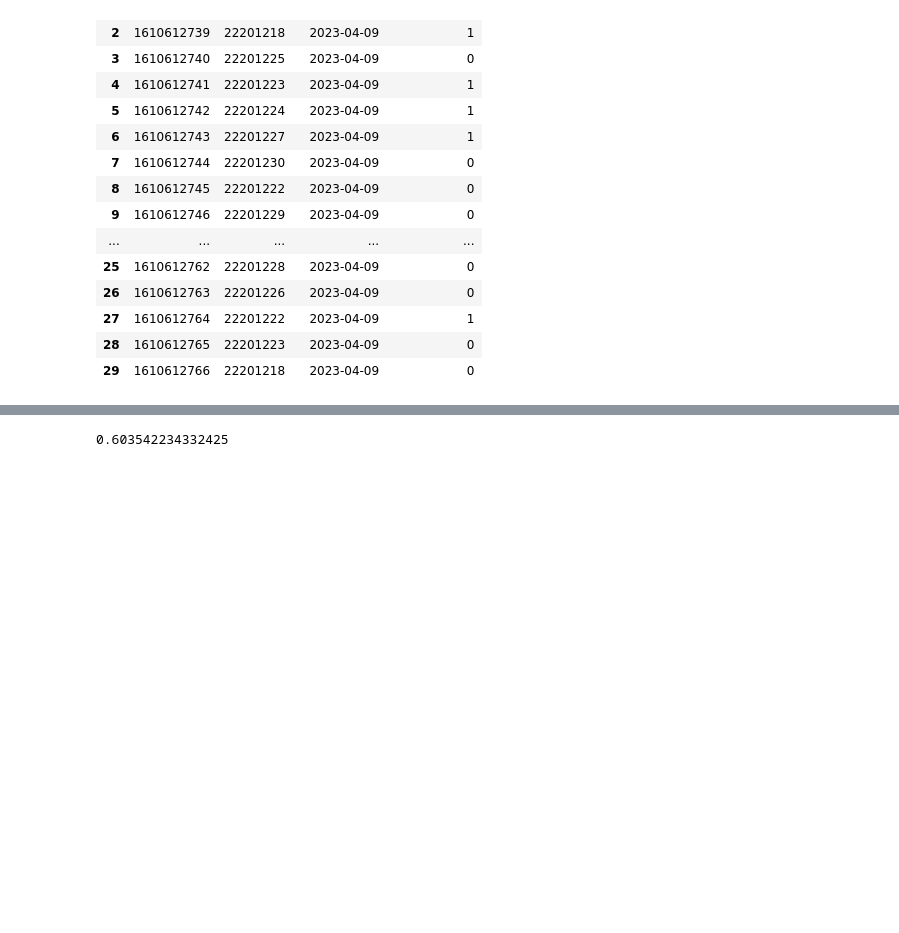
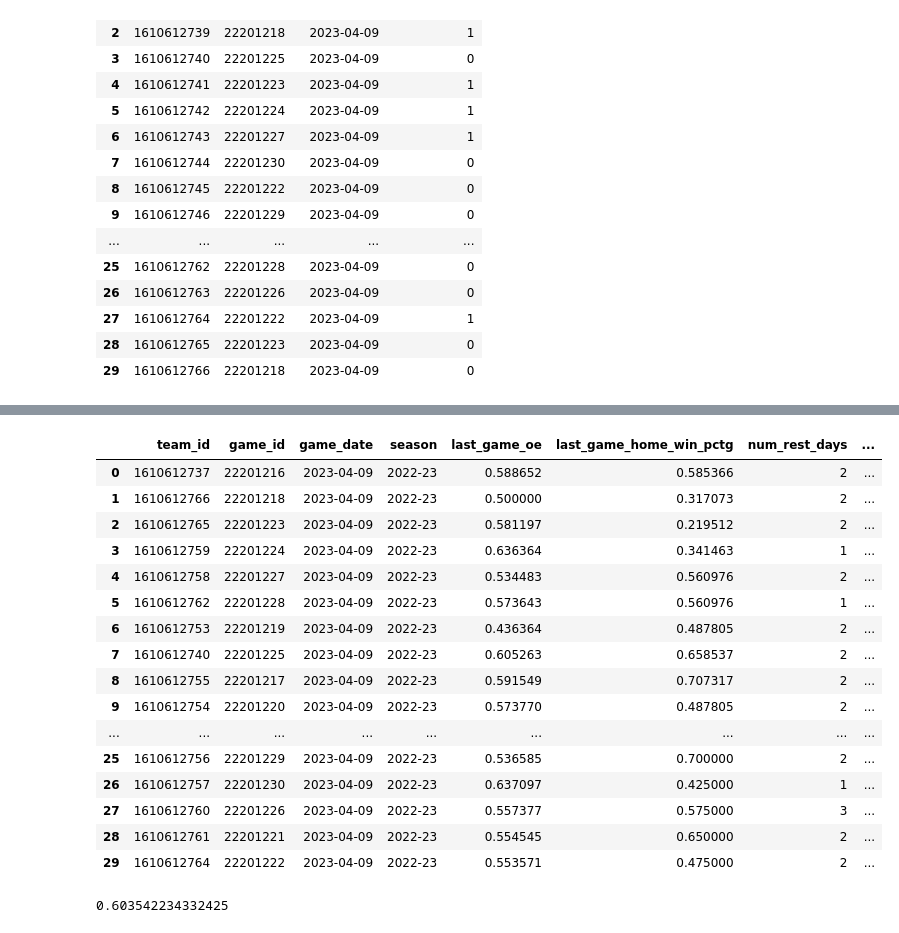
Before and after one commit to TheResearchLab/Practice, a Jupyter notebook: Streamlit-Basketball-App/data_ingest.ipynb, the cells around one changed output, grey strips where cells are left out. Drawn from its saved outputs; the diff is of its cells as text; code cells hidden in the pictures; blank space fills up the shorter version.

```diff
--- a/Streamlit-Basketball-App/data_ingest.ipynb
+++ b/Streamlit-Basketball-App/data_ingest.ipynb
@@ -290,3 +307,30 @@ pd.concat([latest_away_game,latest_home_game]).reset_index(drop=True).drop_dupli
+# %%
+import requests
+import pandas as pd
+
+url = "https://nba-prediction-api.onrender.com/model_features"
+response = requests.get(url)
+model_feats = pd.read_json(response.json(),orient='records')
+# %%
+model_feats
+# %% [output]
+|  | team_id | game_id | game_date | season | last_game_oe | last_game_home_win_pctg | num_rest_days | ... |
+| 0 | 1610612737 | 22201216 | 2023-04-09 | 2022-23 | 0.588652 | 0.585366 | 2 | ... |
+| 1 | 1610612766 | 22201218 | 2023-04-09 | 2022-23 | 0.500000 | 0.317073 | 2 | ... |
+| 2 | 1610612765 | 22201223 | 2023-04-09 | 2022-23 | 0.581197 | 0.219512 | 2 | ... |
+| 3 | 1610612759 | 22201224 | 2023-04-09 | 2022-23 | 0.636364 | 0.341463 | 1 | ... |
+| 4 | 1610612758 | 22201227 | 2023-04-09 | 2022-23 | 0.534483 | 0.560976 | 2 | ... |
+| 5 | 1610612762 | 22201228 | 2023-04-09 | 2022-23 | 0.573643 | 0.560976 | 1 | ... |
+| 6 | 1610612753 | 22201219 | 2023-04-09 | 2022-23 | 0.436364 | 0.487805 | 2 | ... |
+| 7 | 1610612740 | 22201225 | 2023-04-09 | 2022-23 | 0.605263 | 0.658537 | 2 | ... |
+| 8 | 1610612755 | 22201217 | 2023-04-09 | 2022-23 | 0.591549 | 0.707317 | 2 | ... |
+| 9 | 1610612754 | 22201220 | 2023-04-09 | 2022-23 | 0.573770 | 0.487805 | 2 | ... |
+| ... | ... | ... | ... | ... | ... | ... | ... | ... |
+| 25 | 1610612756 | 22201229 | 2023-04-09 | 2022-23 | 0.536585 | 0.700000 | 2 | ... |
+| 26 | 1610612757 | 22201230 | 2023-04-09 | 2022-23 | 0.637097 | 0.425000 | 1 | ... |
+| 27 | 1610612760 | 22201226 | 2023-04-09 | 2022-23 | 0.557377 | 0.575000 | 3 | ... |
+| 28 | 1610612761 | 22201221 | 2023-04-09 | 2022-23 | 0.554545 | 0.650000 | 2 | ... |
+| 29 | 1610612764 | 22201222 | 2023-04-09 | 2022-23 | 0.553571 | 0.475000 | 2 | ... |
 # %%
 from sklearn.model_selection import train_test_split
 from sklearn import preprocessing
```
Also changed, not shown: parts of 1 cell of this notebook, 1 other file.
